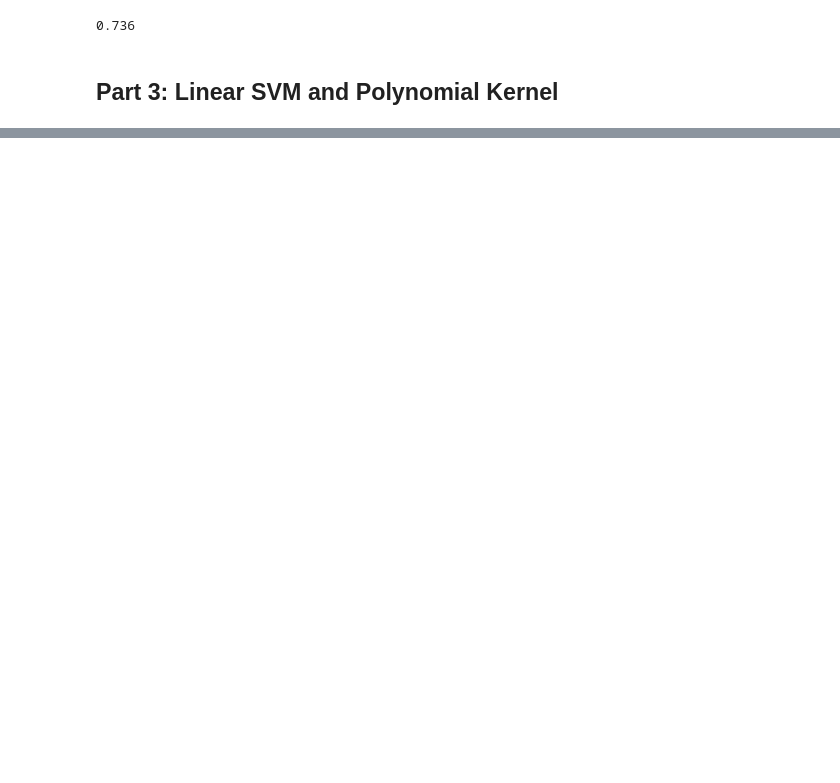
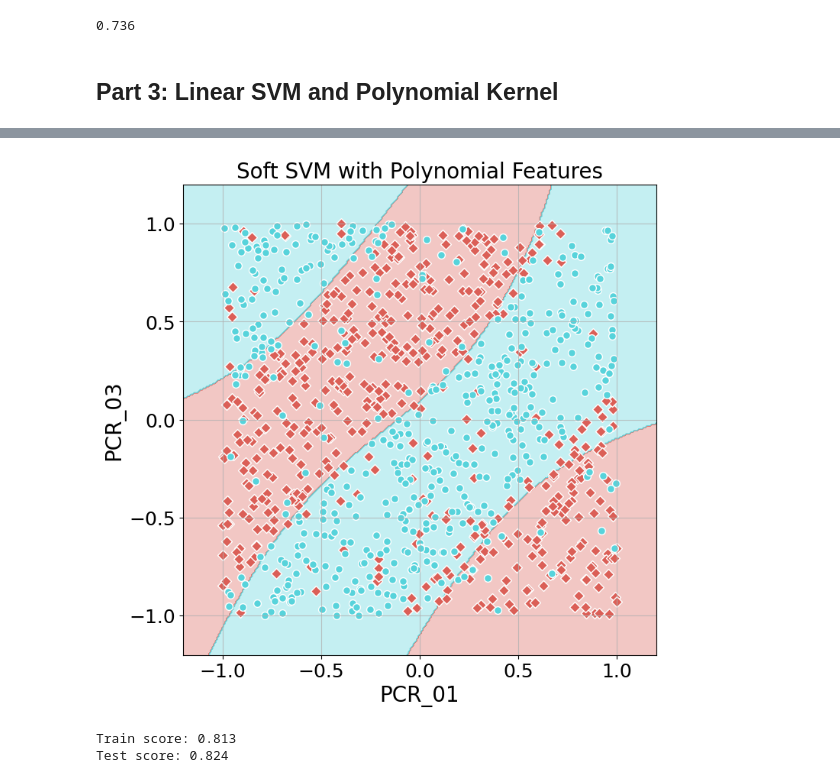
Before and after one commit to dgershko/iml_hw2, a Jupyter notebook: hw2.ipynb, the cells around one changed output, grey strips where cells are left out. Drawn from its saved outputs; the diff is of its cells as text; code cells hidden in the pictures; blank space fills up the shorter version.

```diff
--- a/hw2.ipynb
+++ b/hw2.ipynb
@@ -323,0 +388,35 @@ class SoftSVM(BaseEstimator, ClassifierMixin):
+# %%
+C=1e5
+X_train = data_frame_data.values
+y_train = data_frame_labels.values
+for lr in np.logspace(-9, -5, 5):
+    clf = SoftSVM(C=C, lr=lr)
+    losses, accuracies = clf.fit_with_logs(X_train, y_train, max_iter=5000)
+    plt.figure(figsize=(13, 6))
+    plt.subplot(121), plt.grid(alpha=0.5), plt.title ("Training Loss")
+    plt.semilogy(losses), plt.xlabel("Step"), plt.ylabel("Loss")
+    plt.subplot(122), plt.grid(alpha=0.5), plt.title ("Training Accuracy")
+    plt.plot(accuracies), plt.xlabel("Step"), plt.ylabel("Accuracy")
+    plt.suptitle(f"Learning rate: {lr}")
+    plt.tight_layout()
+    plt.show()
+# %%
+
+test_data_frame = pd.read_csv('prepared_test_data.csv')
+X_test = test_data_frame[['PCR_01', 'PCR_03']].values
+y_test = test_data_frame['spread']
+from sklearn.pipeline import Pipeline
+from sklearn.preprocessing import MinMaxScaler
+from sklearn.preprocessing import PolynomialFeatures
+p_features = PolynomialFeatures(degree=3, include_bias=False)
+svm_clf = Pipeline([('feature_mapping', p_features),  ('scaler', MinMaxScaler()), ('SVM', SoftSVM(C=1e11, lr=1e-8))])
+svm_clf.fit(X_train, y_train, SVM__max_iter=5000)
+
+# graph the trained model's decision boundary
+visualize_clf(svm_clf, X_train, y_train, 'Soft SVM with Polynomial Features', xlabel='PCR_01', ylabel='PCR_03')
+print(f"Train score: {svm_clf.score(X_train, y_train)}")
+print(f"Test score: {svm_clf.score(X_test, y_test)}")
+# %% [output]
+[figure, added]
+Train score: 0.813
+Test score: 0.824
```
Also changed, not shown: parts of 7 cells of this notebook.
